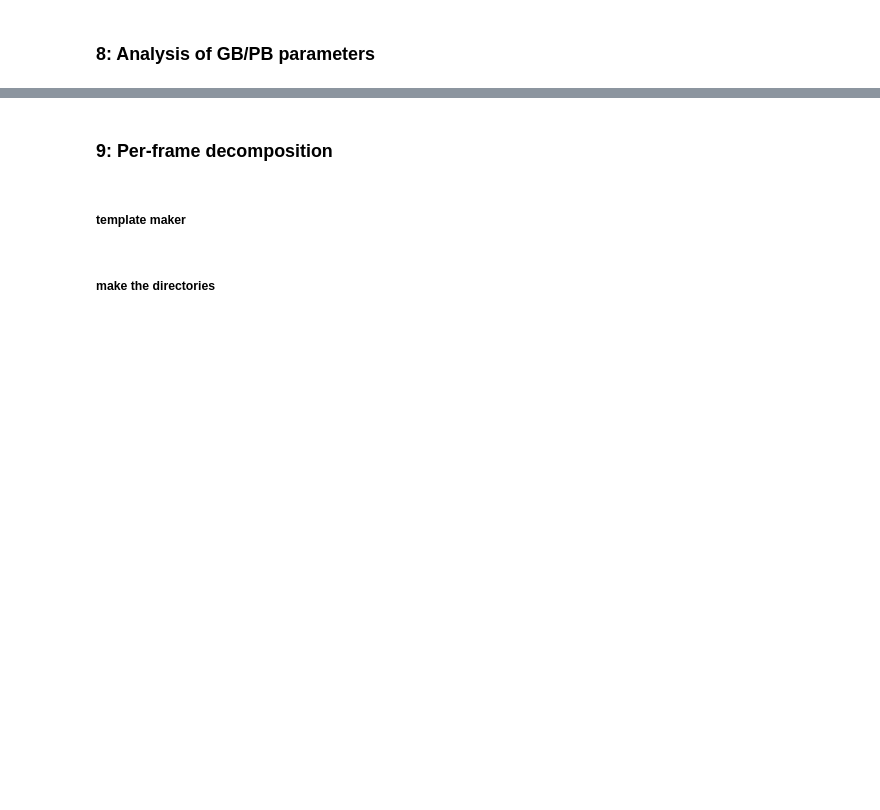
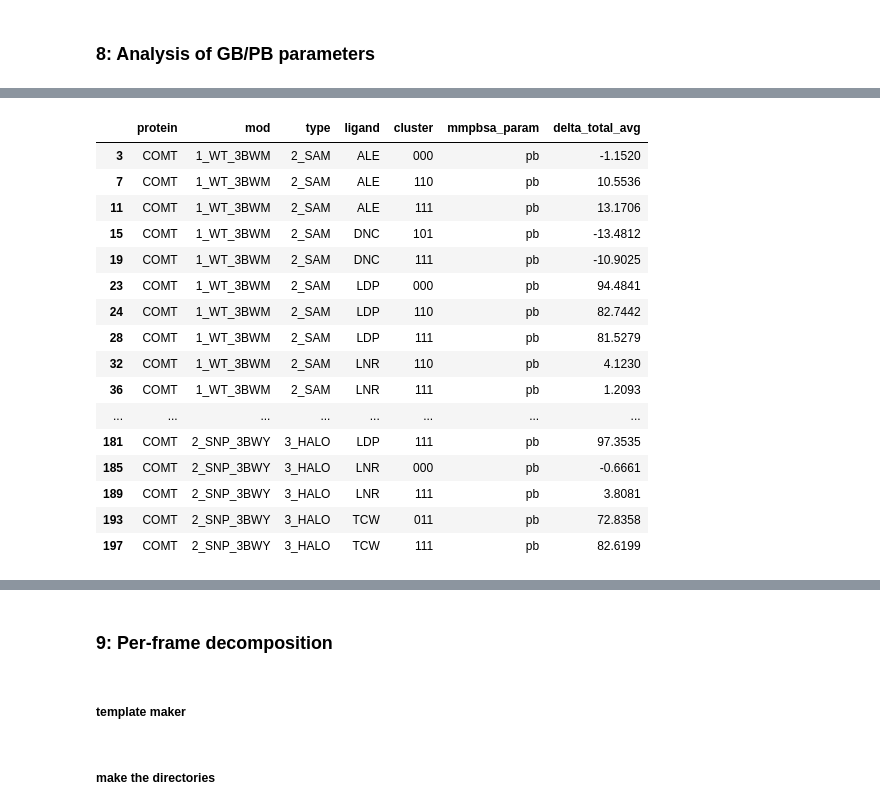
Before and after one commit to SBRG/GEMPro, a Jupyter notebook: GEMPro_sim/4B_MMPBSA_RUN.ipynb, the cells around one changed output, grey strips where cells are left out. Drawn from its saved outputs; the diff is of its cells as text; code cells hidden in the pictures; blank space fills up the shorter version.

```diff
--- a/GEMPro_sim/4B_MMPBSA_RUN.ipynb
+++ b/GEMPro_sim/4B_MMPBSA_RUN.ipynb
@@ -140,13 +141,3 @@ def ptraj_in_maker(template_file, ptraj_dict):
     os.chmod(file_out, 0755)
 
     return file_out
-# %%
-PROTEIN = 'COMT'
-MODS = ['1_WT_3BWM','2_SNP_3BWY']
-TYPES = ['2_SAM']
-LIGANDS = ['LDP']
-
-CLUSTERS = {'1_WT_3BWM': ['000','111','110'],
-            '2_SNP_3BWY': ['000','111','110']}
-
-gb_pb_params = ['igb2', 'igb5', 'igb7', 'pb']
@@ -497,28 +828,0 @@ for MOD in ['1_WT_3BWM']:
-# %%
-# snp
-for MOD in ['2_SNP_3BWY']:
-    for TYPE in TYPES:
-        for LIGAND in LIGANDS:
-            for CLUSTER in CLUSTERS[MOD]:
-                for param in gb_pb_params:
-                    results = MMPBSA_FOLDER + '/' + PROTEIN + '/' + MOD + '/' + TYPE + '/' + LIGAND + '/' + CLUSTER + '/2_mmpbsa/' + param + '/FINAL_RESULTS_mmpbsa_%s.dat' % param
-                    if os.path.exists(results):
-                        with open(results) as f:
-                            lines = f.readlines()
-                            count = 0
-                            for x in lines:
-                                if 'DELTA TOTAL' in x:
-                                    inf = x.split()
-                                    appender = {}
-                                    appender['protein'] = 'SNP'
-                                    appender['cluster'] = CLUSTER
-                                    if count == 1:
-                                        appender['param'] = param
-                                    else:
-                                        appender['param'] = param.split('_')[0]
-                                    appender['delta_total_avg'] = float(inf[2])
-                                    appender['stddev'] = float(inf[3])
-                                    appender['stderr'] = float(inf[4])
-                                    mmpbsa = mmpbsa.append(appender,ignore_index=True)
-
-                                    count += 1
@@ -545,0 +931,21 @@ mmpbsa
+# %%
+just_pb = mmpbsa_df[mmpbsa_df.mmpbsa_param == 'pb']
+just_pb
+# %% [output]
+|  | protein | mod | type | ligand | cluster | mmpbsa_param | delta_total_avg |
+| 3 | COMT | 1_WT_3BWM | 2_SAM | ALE | 000 | pb | -1.1520 |
+| 7 | COMT | 1_WT_3BWM | 2_SAM | ALE | 110 | pb | 10.5536 |
+| 11 | COMT | 1_WT_3BWM | 2_SAM | ALE | 111 | pb | 13.1706 |
+| 15 | COMT | 1_WT_3BWM | 2_SAM | DNC | 101 | pb | -13.4812 |
+| 19 | COMT | 1_WT_3BWM | 2_SAM | DNC | 111 | pb | -10.9025 |
+| 23 | COMT | 1_WT_3BWM | 2_SAM | LDP | 000 | pb | 94.4841 |
+| 24 | COMT | 1_WT_3BWM | 2_SAM | LDP | 110 | pb | 82.7442 |
+| 28 | COMT | 1_WT_3BWM | 2_SAM | LDP | 111 | pb | 81.5279 |
+| 32 | COMT | 1_WT_3BWM | 2_SAM | LNR | 110 | pb | 4.1230 |
+| 36 | COMT | 1_WT_3BWM | 2_SAM | LNR | 111 | pb | 1.2093 |
+| ... | ... | ... | ... | ... | ... | ... | ... |
+| 181 | COMT | 2_SNP_3BWY | 3_HALO | LDP | 111 | pb | 97.3535 |
+| 185 | COMT | 2_SNP_3BWY | 3_HALO | LNR | 000 | pb | -0.6661 |
+| 189 | COMT | 2_SNP_3BWY | 3_HALO | LNR | 111 | pb | 3.8081 |
+| 193 | COMT | 2_SNP_3BWY | 3_HALO | TCW | 011 | pb | 72.8358 |
+| 197 | COMT | 2_SNP_3BWY | 3_HALO | TCW | 111 | pb | 82.6199 |
```
Also changed, not shown: parts of 60 cells of this notebook, 1 other file.
